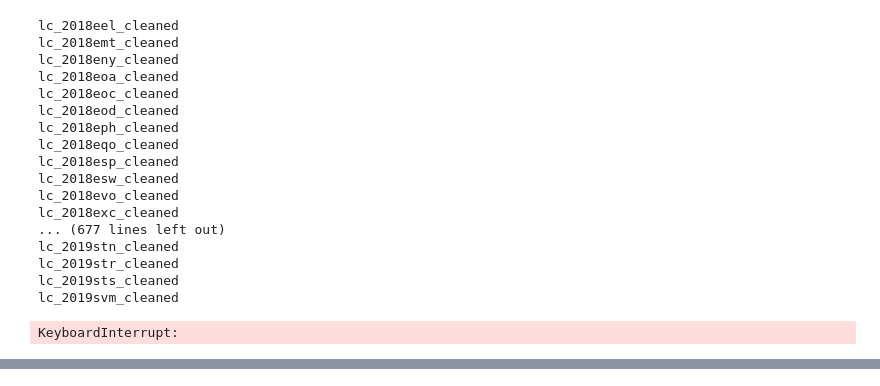
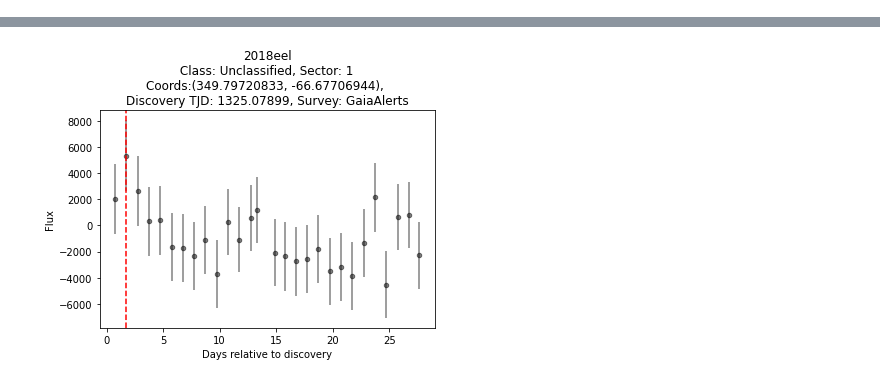
Before and after one commit to halihuang/TESSEpochTime, a Jupyter notebook: training.ipynb, the cells around one changed output, grey strips where cells are left out. Saved outputs shown, nothing was run; the diff lists cells and outputs as text; code cells hidden in the pictures.

Commit message:
adjustable bin size, fixed binned e_cts calcs, removed normalization

```diff
--- a/training.ipynb
+++ b/training.ipynb
@@ -7,9 +7,9 @@ import extinction
 from astroquery.ipac.irsa.irsa_dust import IrsaDust
 import astropy.coordinates as coord
 import astropy.units as u
+# import keras
 
-
-def preprocess(filename, bin=False, display=False):
+def preprocess(filename, display=False):
     # lightcurve data
     curve = pd.read_csv("./TESS_data/light_curves_fausnaugh/" + filename, delim_whitespace=True)
     curve_name = filename.split("_")[1]
@@ -54,20 +54,15 @@ def preprocess(filename, bin=False, display=False):
     curve['cts'] = flux_out
     curve['e_cts'] = fluxerr_out
 
-    # normalize
-    def normalize(cts, e_cts):
-        curve['cts'] = (cts- cts.min()) / (cts.max()-cts.min())
-        curve['e_cts'] = e_cts / (cts.max()-cts.min())
-
-    normalize(curve['cts'], curve['e_cts'])
-
     # bin
-    if bin:
-        curve = curve.resample("1D").mean()
-
+    #square e_cts to get variances
+    curve['e_cts'] = np.power(curve['e_cts'], 2)
+    #find avg cnts and avg variances
+    curve = curve.resample(bin_interval).mean()
+    #sqrt avg vars to get uncertainty in stds
+    curve['e_cts'] = np.power(curve['e_cts'], 0.5)
 
     id_max = curve["cts"].idxmax()
-
     max_data = curve.loc[id_max, :]
     t_max = max_data['relative_time']
 
@@ -82,35 +77,11 @@ def preprocess(filename, bin=False, display=False):
 transients = pd.read_csv("./TESS_data/AT_count_transients_s1-47 (4).txt", names=["sector", "ra", "dec", "mag", "TJD_discovery", "type" ,"class", "IAU", "survey", "cam", "ccd", "col", "row"], delim_whitespace=True)
 light_curves = os.listdir("./TESS_data/light_curves_fausnaugh")
 
-no_info = []
-import time
+#adjusts length of bins, eg. M:months, D:days, T: minutes, S: seconds,
+# more doc: https://pandas.pydata.org/docs/reference/api/pandas.Series.resample.html#pandas.Series.resample
+bin_interval = "1D"
+test_index = 0
 
-start = time.perf_counter()
-for file in light_curves:
-    print(file)
-    light_curve, max_light = preprocess(file)
-
-    # light curves with no data about them AT_count
-    if light_curve is None:
-        no_info.append(file)
-print(no_info)
-input_image = None #TODO
+test, t_max = preprocess(light_curves[test_index], display=True)
+test
 # %% [output]
-lc_2018eel_cleaned
-lc_2018emt_cleaned
-lc_2018eny_cleaned
-lc_2018eoa_cleaned
-lc_2018eoc_cleaned
-lc_2018eod_cleaned
-lc_2018eph_cleaned
-lc_2018eqo_cleaned
-lc_2018esp_cleaned
-lc_2018esw_cleaned
-lc_2018evo_cleaned
-lc_2018exc_cleaned
-... (677 lines left out)
-lc_2019stn_cleaned
-lc_2019str_cleaned
-lc_2019sts_cleaned
-lc_2019svm_cleaned
-KeyboardInterrupt:
@@ -116,0 +106 @@ KeyboardInterrupt:
+[figure, added]
```
Also changed, not shown: parts of 2 cells of this notebook, 1 other file.
